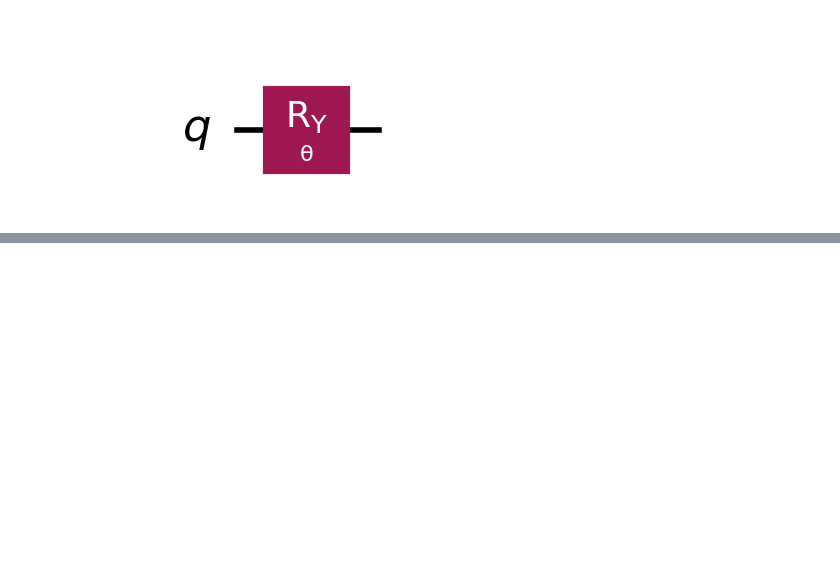
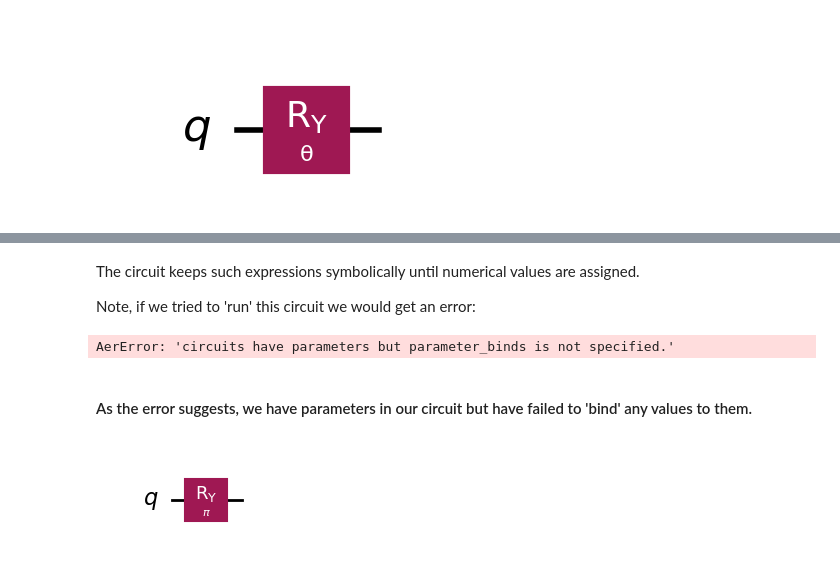
Before and after one commit to JoeyRogers-svg/Qiskit-fundamentals-course, a Jupyter notebook: 4-variational-quantum-circuits.ipynb, the cells around one changed output, grey strips where cells are left out. Drawn from its saved outputs; the diff is of its cells as text; code cells hidden in the pictures; blank space fills up the shorter version.

```diff
--- a/4-variational-quantum-circuits.ipynb
+++ b/4-variational-quantum-circuits.ipynb
@@ -16,12 +30,3 @@ qc.ry(theta, 0)
 qc.draw(output='mpl', scale=2)
 # %% [output]
 [figure]
-# %%
-theta = Parameter("θ")
-qc = QuantumCircuit(4)
-qc.ry(theta, 0)
-qc.ry(2*theta, 1)
-qc.ry(3*theta, 2)
-qc.ry(4*theta, 3)
-
-qc.draw(output='mpl', scale=2)
@@ -119,9 +32,0 @@ Eigenvalues: [-1.  1.]
-# %%
-from qiskit.circuit import ParameterVector
-
-param = ParameterVector("a", 3)
-qc = QuantumCircuit(1, 1)
-qc.u(theta=param[0], phi=param[1], lam=param[2], qubit=0)
-qc_estimator = qc.copy()
-qc.measure(0, 0)
-qc.draw("mpl", scale=2)
@@ -272,0 +33,25 @@ Eigenvalues of ZZ for each computational basis state
+# %% [markdown]
+The circuit keeps such expressions symbolically until numerical values are assigned.
+
+Note, if we tried to 'run' this circuit we would get an error:
+# %%
+from qiskit_aer import AerSimulator
+
+qc.measure_all()
+sim = AerSimulator()
+
+job = sim.run(qc, shots=100)
+result = job.result()
+# %% [output]
+AerError: 'circuits have parameters but parameter_binds is not specified.'
+# %% [markdown]
+#### As the error suggests, we have parameters in our circuit but have failed to 'bind' any values to them.
+# %%
+import numpy as np
+
+qc.assign_parameters([np.pi], inplace=True)
+# Note1: without inplace=True this would no mutate our original `QuantumCircuit`.
+# Note2: this method used to be called 'bind_parameters'
+qc.draw('mpl')
+# %% [output]
+[figure, added]
```
Also changed, not shown: parts of 69 cells of this notebook, 2 other files.
